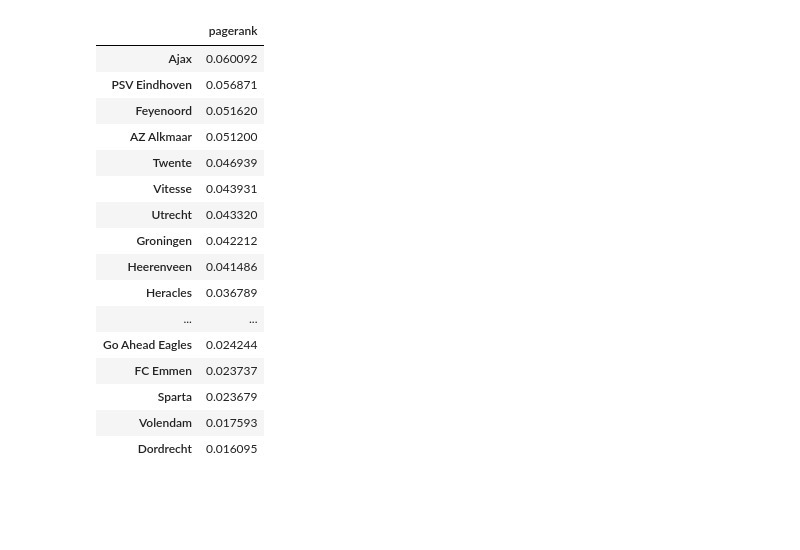
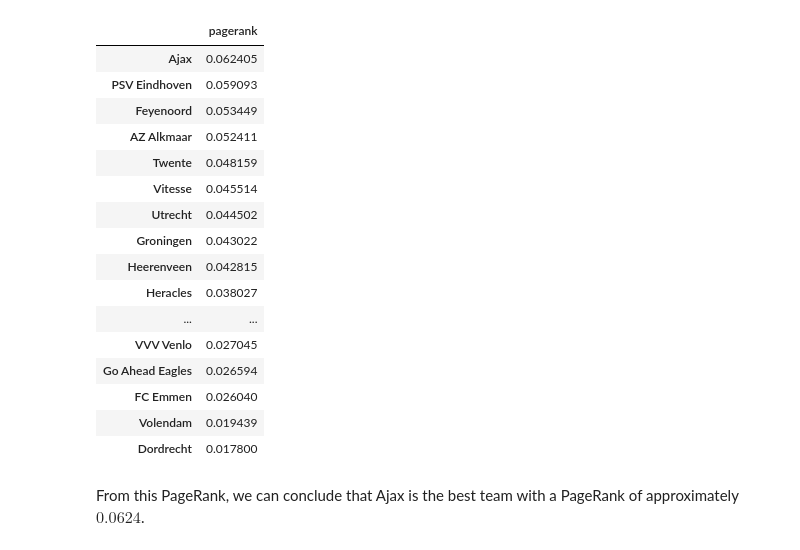
Before and after one commit to michadenheijer/OR2-2, a Jupyter notebook: main.ipynb, the cells around one changed output. Drawn from its saved outputs; the diff is of its cells as text; code cells hidden in the pictures; blank space fills up the shorter version.

```diff
--- a/main.ipynb
+++ b/main.ipynb
@@ -10,15 +14,16 @@ data_files = os.listdir("data")
 data = pd.read_csv(os.path.join("data", data_files[0]))
 
 for data_file in data_files[1:]:
-    try: # ik heb een aantal jaartallen niet, omdat de datafiles daarvan niet klopten
-        data = pd.concat([data, pd.read_csv(os.path.join("data", data_file))])
-    except Exception as err:
-        print(data_file)
-        raise err
+    data = pd.concat([data, pd.read_csv(os.path.join("data", data_file))])
 
 # Remove whitespaces
 data.loc[:, "HomeTeam"] = data["HomeTeam"].str.strip()
 data.loc[:, "AwayTeam"] = data["AwayTeam"].str.strip()
+
+#Some teams changed their names
+data = data.replace("Sparta", "Sparta Rotterdam")
+data = data.replace("Roda", "Roda JC")
+
 data
 # %% [output]
 |  | Div | Date | HomeTeam | AwayTeam | FTHG | FTAG | FTR | HTHG | HTAG | HTR | ... | ... |
@@ -37,20 +45,13 @@ data
 # %%
-scores = data.loc[:, ["HomeTeam", "AwayTeam", "FTHG", "FTAG", "FTR", "Date"]].set_index(["HomeTeam", "AwayTeam"]).rename({"FTHG": "HomeGoals", "FTAG": "AwayGoals", "FTR": "HomeWin"}, axis=1)
+scores = data.loc[:, ["HomeTeam", "AwayTeam", "FTHG", "FTAG", "FTR", "Date"]].rename({"FTHG": "HomeGoals", "FTAG": "AwayGoals", "FTR": "HomeWin"}, axis=1)
 scores["AwayWin"] = scores["HomeWin"] == "A"
 scores["HomeWin"] = scores["HomeWin"] == "H"
 scores["Draw"] = (scores["HomeWin"] == False) & (scores["AwayWin"] == False)
 
 scores = scores.dropna()
-new_index = list(scores.index)
 
-for i, v in enumerate(scores.iterrows()):
-    clubs = v[0]
-    res = v[1]
-    if clubs[0] > clubs[1]:
-        new_index[i] = (clubs[1], clubs[0])
-        scores.iloc[i] = (res["AwayGoals"], res["HomeGoals"], res["AwayWin"], res["Date"], res["HomeWin"], res["Draw"])
-
-scores.index = pd.MultiIndex.from_tuples(new_index)
+scores.loc[scores["HomeTeam"] > scores["AwayTeam"]] = scores.loc[scores["HomeTeam"] > scores["AwayTeam"]].rename({"HomeTeam": "AwayTeam", "AwayTeam": "HomeTeam", "AwayGoals": "HomeGoals", "HomeGoals": "AwayGoals", "HomeWin": "AwayWin", "AwayWin": "HomeWin"}, axis=1)
+scores.set_index(["HomeTeam", "AwayTeam"], inplace=True)
 scores = scores.rename({"HomeGoals": "FirstGoals", "AwayGoals": "SecondGoals", "HomeWin": "FirstWin", "AwayWin": "SecondWin"}, axis=1)
 scores
 # %% [output]
@@ -156,31 +175,29 @@ transition_probability_matrix
 # %%
-c = np.array(transition_probability_matrix)
+pagerank = np.array(transition_probability_matrix)
 
 accuracy = 5
-while True:
-    result =  c @ c
-    if (result.round(accuracy)[0] == result.round(accuracy)[1]).all():
-        break
+while (pagerank.round(accuracy)[0] != pagerank.round(accuracy)[1]).any():
+    pagerank =  pagerank @ pagerank
 
-    c = result
-
-ranking = pd.DataFrame(result[0], index=transition_probability_matrix.index, columns=["pagerank"])
+ranking = pd.DataFrame(pagerank[0], index=transition_probability_matrix.index, columns=["pagerank"])
 ranking.sort_values(["pagerank"], ascending=False)
 # %% [output]
 |  | pagerank |
-| Ajax | 0.060092 |
-| PSV Eindhoven | 0.056871 |
-| Feyenoord | 0.051620 |
-| AZ Alkmaar | 0.051200 |
-| Twente | 0.046939 |
-| Vitesse | 0.043931 |
-| Utrecht | 0.043320 |
-| Groningen | 0.042212 |
-| Heerenveen | 0.041486 |
-| Heracles | 0.036789 |
+| Ajax | 0.062405 |
+| PSV Eindhoven | 0.059093 |
+| Feyenoord | 0.053449 |
+| AZ Alkmaar | 0.052411 |
+| Twente | 0.048159 |
+| Vitesse | 0.045514 |
+| Utrecht | 0.044502 |
+| Groningen | 0.043022 |
+| Heerenveen | 0.042815 |
+| Heracles | 0.038027 |
 | ... | ... |
-| Go Ahead Eagles | 0.024244 |
-| FC Emmen | 0.023737 |
-| Sparta | 0.023679 |
-| Volendam | 0.017593 |
-| Dordrecht | 0.016095 |
+| VVV Venlo | 0.027045 |
+| Go Ahead Eagles | 0.026594 |
+| FC Emmen | 0.026040 |
+| Volendam | 0.019439 |
+| Dordrecht | 0.017800 |
+# %% [markdown]
+From this PageRank, we can conclude that Ajax is the best team with a PageRank of approximately $0.0624$.
```
Also changed, not shown: parts of 16 cells of this notebook.
